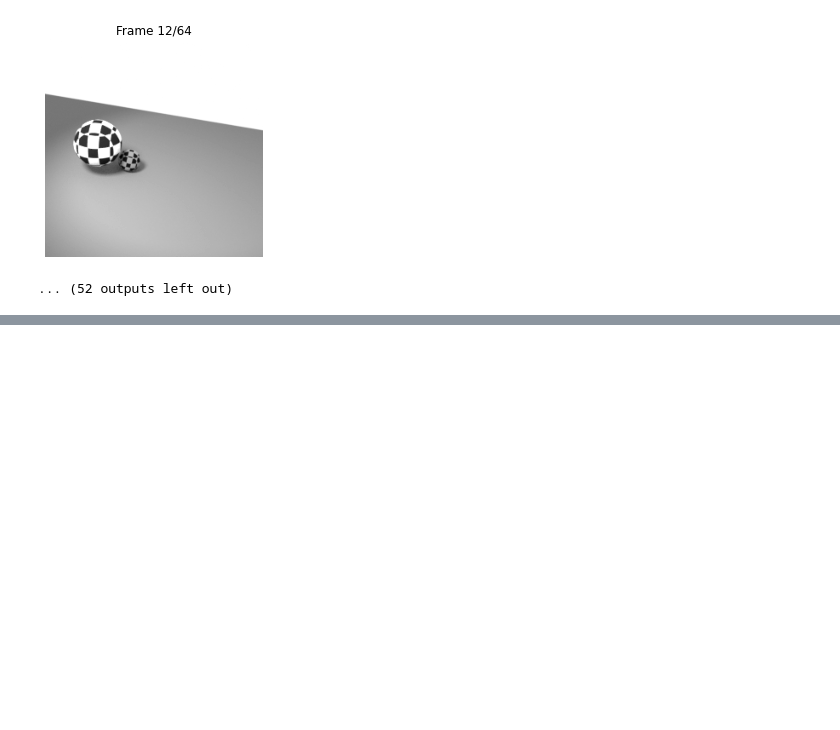
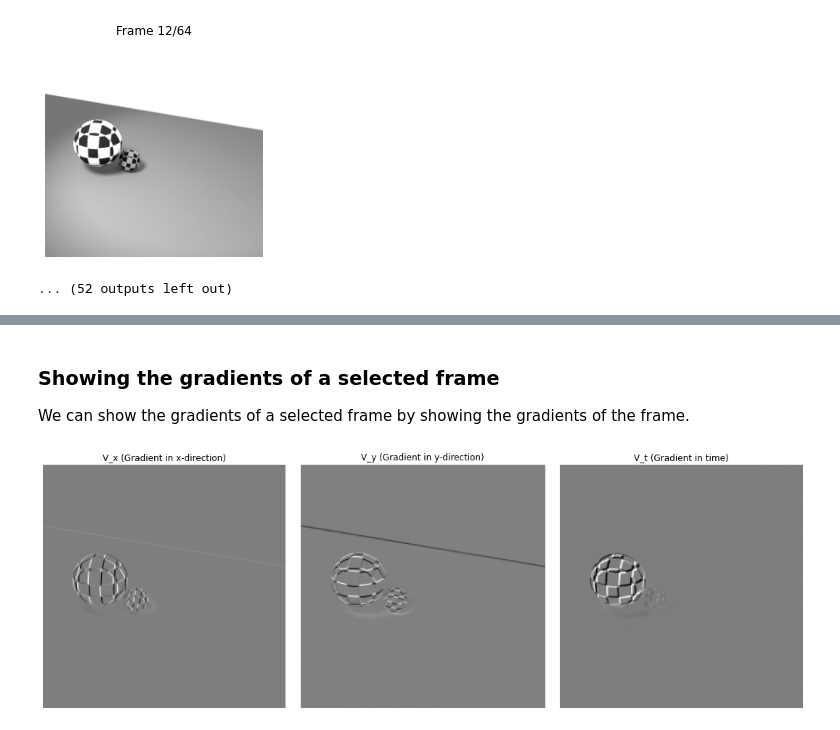
Before and after one commit to dinoginger/MathModelling-25, a Jupyter notebook: Project_1_Optical_Flow/optical_flow.ipynb, the cells around one changed output, grey strips where cells are left out. Drawn from its saved outputs; the diff is of its cells as text; code cells hidden in the pictures; blank space fills up the shorter version.

Commit message:
initial work on part 2 - still missing problem 2.2 (image filtering) and problem 2.3

```diff
--- a/Project_1_Optical_Flow/optical_flow.ipynb
+++ b/Project_1_Optical_Flow/optical_flow.ipynb
@@ -14,11 +18,11 @@ folder_path = "toyProblem_F22"
 We then want to store the data in a NumPy array.
 Along the way we are tasked to convert to grayscale and normalise to the range [0, 1].
 # %%
-image_files = sorted([f for f in os.listdir(folder_path) if f.endswith(".png")])
+image_files = sorted([f for f in os.listdir(folder_path)])
 
-num_frames = len(image_files)
+num_images = len(image_files)
 image_shape = (256, 256)
-image_sequence = np.zeros((num_frames, *image_shape), dtype=np.float32)
+image_sequence = np.zeros((num_images, *image_shape), dtype=np.float32)
 
 for i, file in enumerate(image_files):
     img_path = os.path.join(folder_path, file)
@@ -54,0 +66,30 @@ plt.close()
+# %%
+V_x = image_sequence[:, :, 1:] - image_sequence[:, :, :-1]
+V_y = image_sequence[:, 1:, :] - image_sequence[:, :-1, :]
+V_t = image_sequence[1:, :, :] - image_sequence[:-1, :, :]
+# %% [markdown]
+### Showing the gradients of a selected frame
+We can show the gradients of a selected frame by showing the gradients of the frame.
+# %%
+selected_frame = 10 # we select the 11th frame for no particular reason
+plt.figure(figsize=(15, 5))
+
+plt.subplot(1, 3, 1)
+plt.imshow(V_x[selected_frame], cmap="gray")
+plt.title("V_x (Gradient in x-direction)")
+plt.axis("off")
+
+plt.subplot(1, 3, 2)
+plt.imshow(V_y[selected_frame], cmap="gray")
+plt.title("V_y (Gradient in y-direction)")
+plt.axis("off")
+
+plt.subplot(1, 3, 3)
+plt.imshow(V_t[selected_frame], cmap="gray")
+plt.title("V_t (Gradient in time)")
+plt.axis("off")
+
+plt.tight_layout()
+plt.show()
+# %% [output]
+[figure, added]
```
Also changed, not shown: parts of 16 cells of this notebook.
